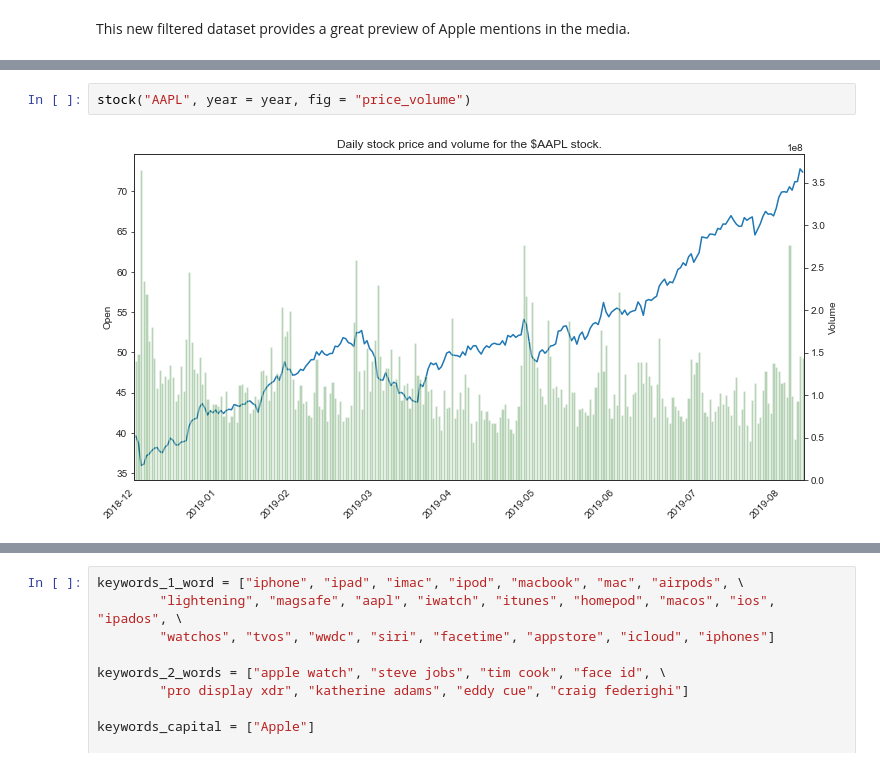
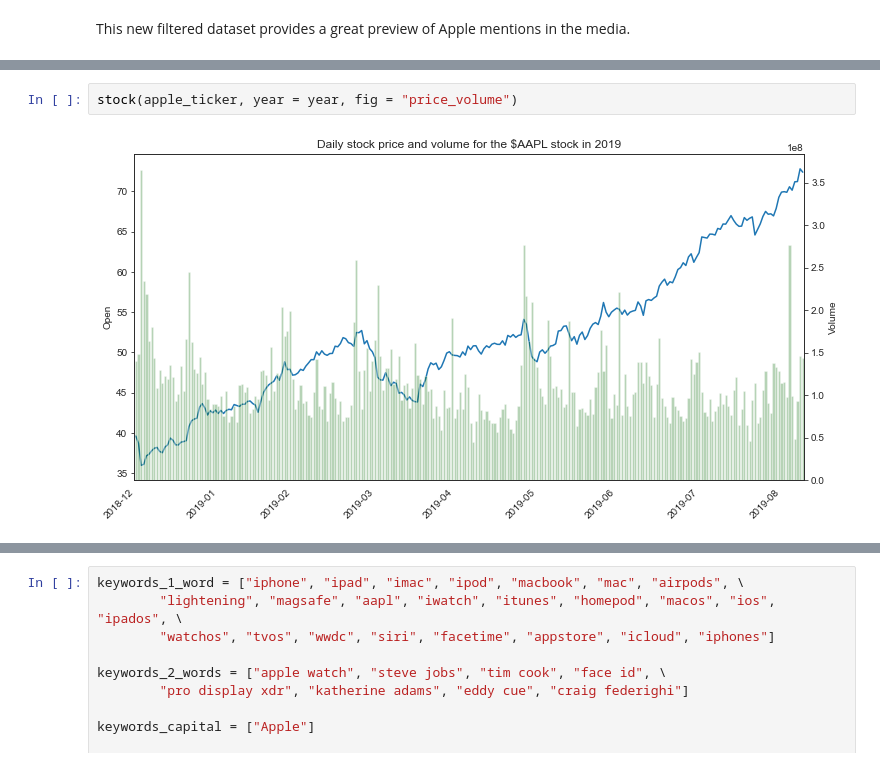
Before and after one commit to raphaelattias/apple-stock-analytics, a Jupyter notebook: main.ipynb, the cells around one changed output, grey strips where cells are left out. Cells and saved outputs as stored; diff of their text form.

```diff
--- a/main.ipynb
+++ b/main.ipynb
@@ -94,4 +101,4 @@ apple_stock.head()
 # %%
-stock("AAPL", year = year, fig = "price_volume")
+stock(apple_ticker, year = year, fig = "price_volume")
 # %% [output]
-[figure, old version]
+[figure, new version]
```
Also changed, not shown: parts of 15 cells of this notebook, 1 other file.
